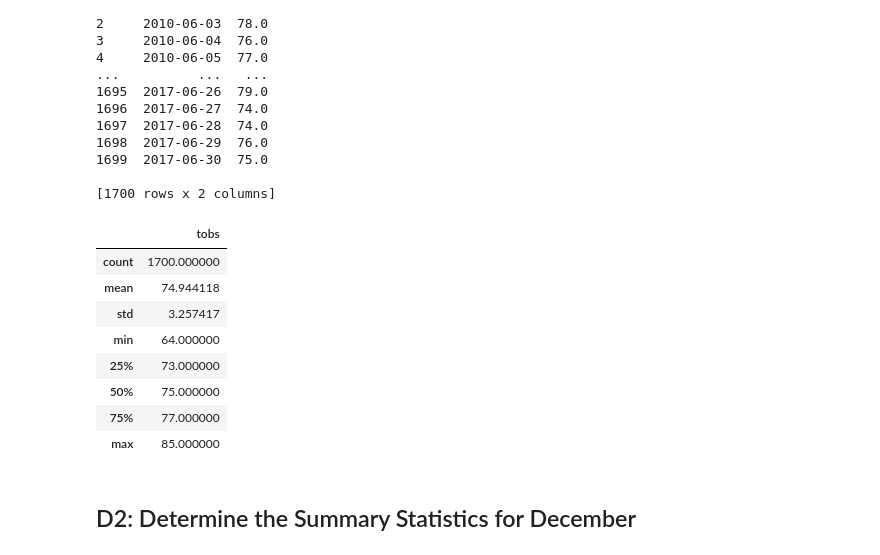
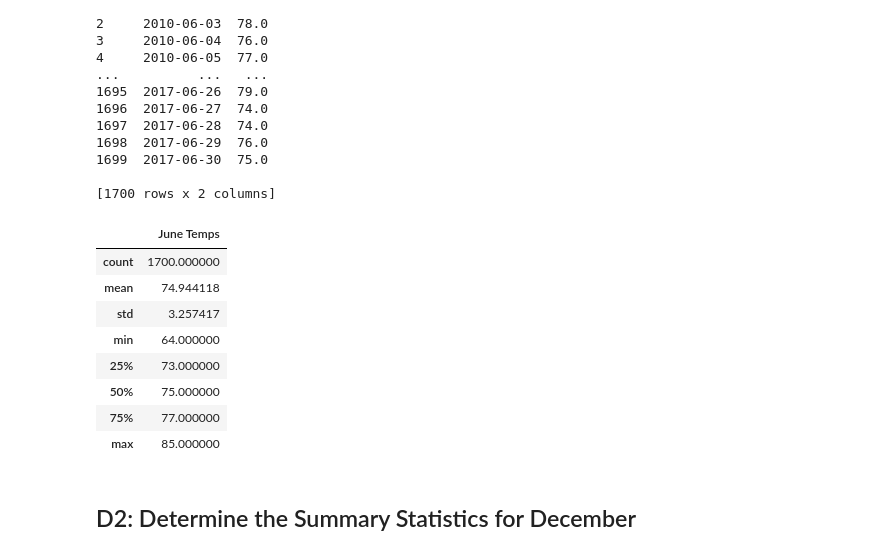
Before and after one commit to mcginav/surfs_up, a Jupyter notebook: SurfsUp_Challenge.ipynb, the cells around one changed output. Cells and saved outputs as stored; diff of their text form; code cells hidden in the pictures.

```diff
--- a/SurfsUp_Challenge.ipynb
+++ b/SurfsUp_Challenge.ipynb
@@ -54,11 +54,13 @@ print (df)
 1699  2017-06-30  75.0
 
 [1700 rows x 2 columns]
+# %%
+df.rename(columns ={'tobs':'June Temps'}, inplace = True)
 # %%
 # 5. Calculate and print out the summary statistics for the June temperature DataFrame.
-df[['tobs']].describe()
+df[['June Temps']].describe()
 # %% [output]
-|  | tobs |
+|  | June Temps |
 | count | 1700.000000 |
 | mean | 74.944118 |
 | std | 3.257417 |
```
Also changed, not shown: 2 other files.
